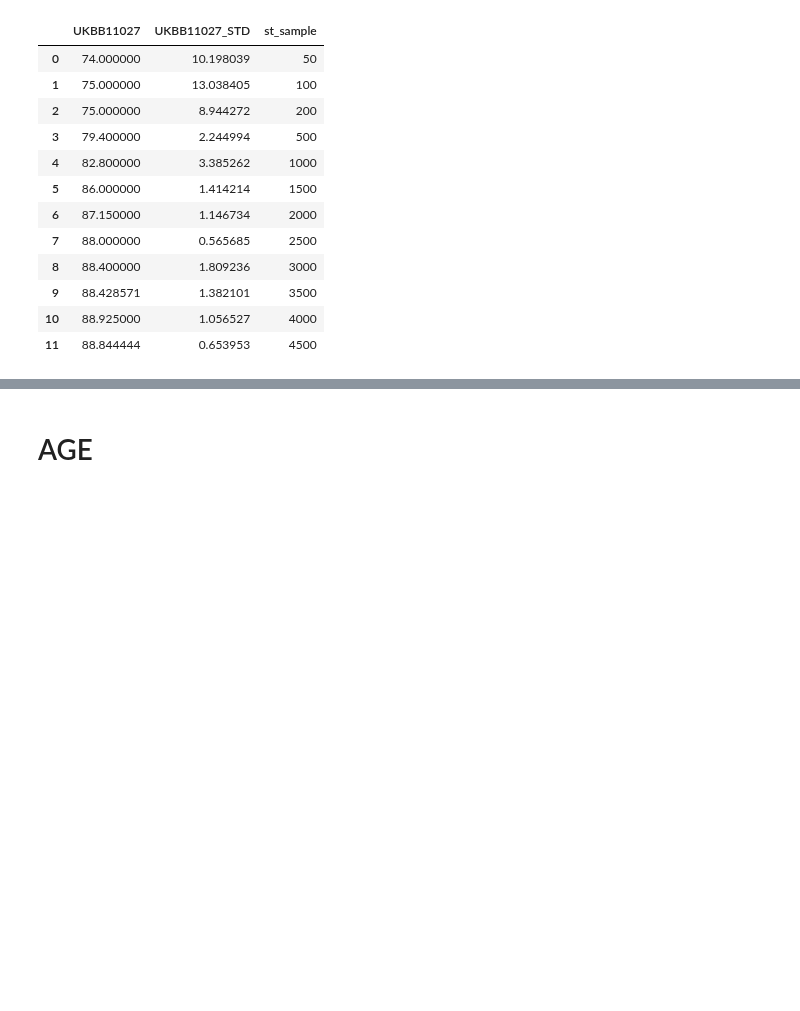
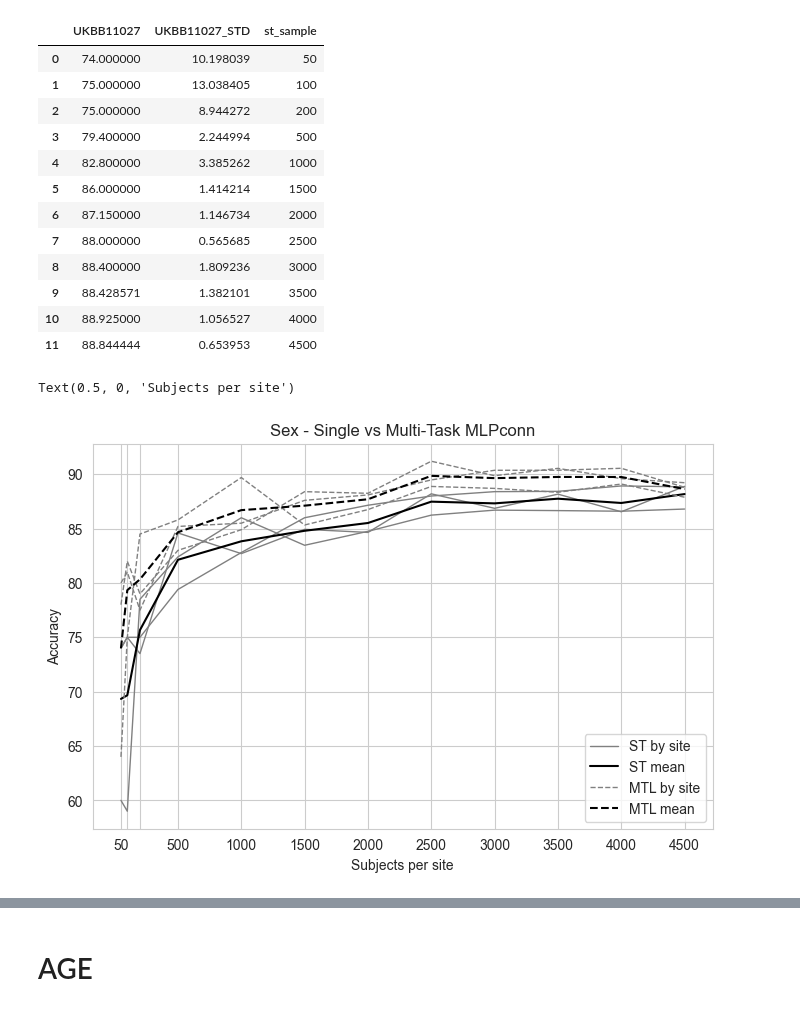
Before and after one commit to harveyaa/neuropsych_mtl, a Jupyter notebook: MTL/MTL_ukbb_curve.ipynb, the cells around one changed output, grey strips where cells are left out. Saved outputs shown, nothing was run; the diff lists cells and outputs as text; code cells hidden in the pictures; blank space fills up the shorter version.

```diff
--- a/MTL/MTL_ukbb_curve.ipynb
+++ b/MTL/MTL_ukbb_curve.ipynb
@@ -303,6 +303,35 @@ for k in sample_sizes:
 df_mtl_sex_11025 = pd.DataFrame(mtl_sex_11025, columns = ['mtl_11025_acc','mtl_11025_std'])
 df_mtl_sex_11026 = pd.DataFrame(mtl_sex_11026, columns = ['mtl_11026_acc','mtl_11026_std'])
 df_mtl_sex_11027 = pd.DataFrame(mtl_sex_11027, columns = ['mtl_11027_acc','mtl_11027_std'])
+# %%
+st_mean_sex = np.mean([df_st_sex_11025['UKBB11025'].to_numpy(),
+df_st_sex_11026['UKBB11026'].to_numpy(),df_st_sex_11027['UKBB11027'].to_numpy()],axis=0)
+
+mtl_mean_sex = np.mean([df_mtl_sex_11025['mtl_11025_acc'].to_numpy(),
+df_mtl_sex_11026['mtl_11026_acc'].to_numpy(),df_mtl_sex_11027['mtl_11027_acc'].to_numpy()],axis=0)
+# %%
+## V3
+sns.set_style('whitegrid')
+plt.figure(figsize=(8,5))
+plt.plot(sample_sizes,df_st_sex_11025['UKBB11025'],color='gray',lw=1)
+plt.plot(sample_sizes,df_st_sex_11026['UKBB11026'],color='gray',lw=1)
+plt.plot(sample_sizes,df_st_sex_11027['UKBB11027'],color='gray',lw=1,label='ST by site')
+plt.plot(sample_sizes,st_mean_sex,label='ST mean',color='black')
+
+plt.plot(sample_sizes,df_mtl_sex_11025['mtl_11025_acc'],color='gray',lw=1,ls='--')
+plt.plot(sample_sizes,df_mtl_sex_11026['mtl_11026_acc'],color='gray',lw=1,ls='--')
+plt.plot(sample_sizes,df_mtl_sex_11027['mtl_11027_acc'],color='gray',lw=1,label='MTL by site',ls='--')
+plt.plot(sample_sizes,mtl_mean_sex,label='MTL mean',color='black',ls='--')
+plt.legend(loc='lower right')
+
+plt.xticks(sample_sizes,labels=[50,None,None,500,1000,1500,2000,2500,3000,3500,4000,4500])
+plt.title('Sex - Single vs Multi-Task MLPconn')
+#plt.ylim(70,95)
+plt.ylabel('Accuracy')
+plt.xlabel('Subjects per site')
+# %% [output]
+Text(0.5, 0, 'Subjects per site')
+[figure, added]
 # %%
 sns.set_style('whitegrid')
 plt.figure(figsize=(8,5))
```
Also changed, not shown: parts of 3 cells of this notebook, 2 other files.
